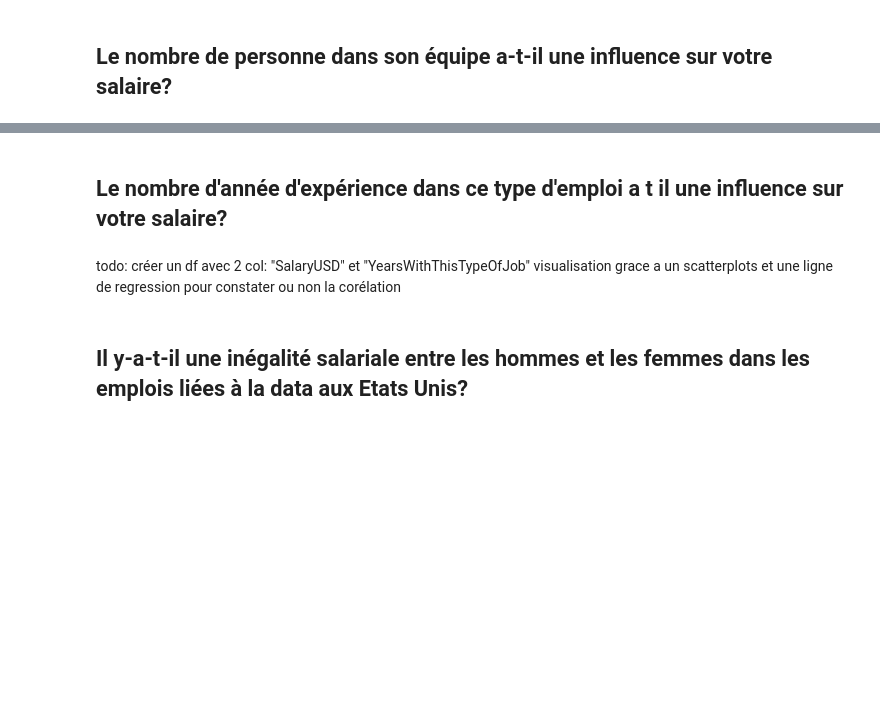
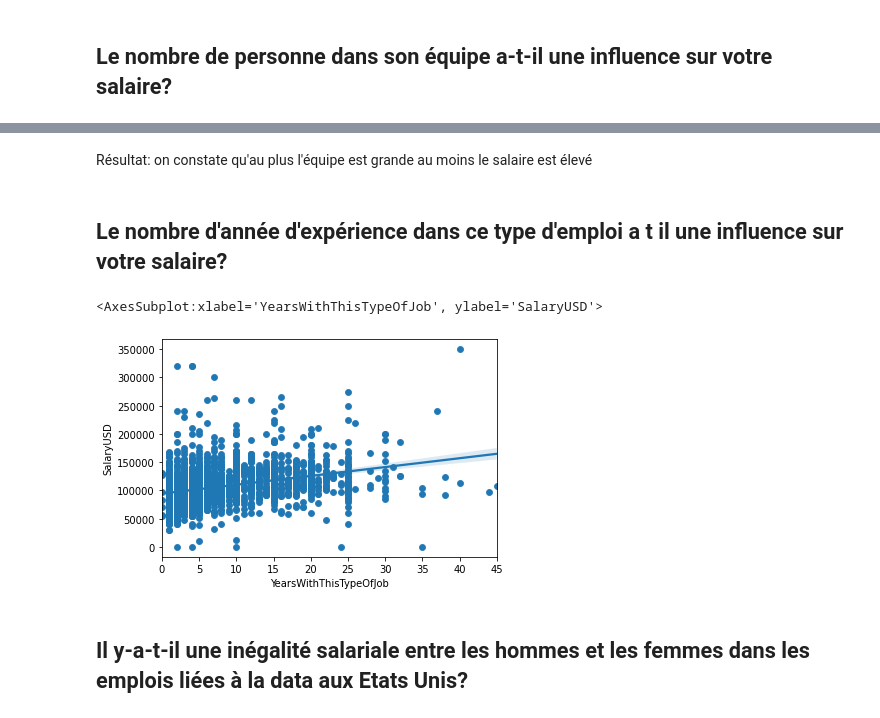
Before and after one commit to MarieDeSmedt/american-dream, a Jupyter notebook: notebook/data_visualization.ipynb, the cells around one changed output, grey strips where cells are left out. Drawn from its saved outputs; the diff is of its cells as text; code cells hidden in the pictures; blank space fills up the shorter version.

```diff
--- a/notebook/data_visualization.ipynb
+++ b/notebook/data_visualization.ipynb
@@ -120,5 +119,12 @@ sns.stripplot(x="OtherPeopleOnYourTeam", y="SalaryUSD", data=df)
+# %% [markdown]
+Résultat: on constate qu'au plus l'équipe est grande au moins le salaire est élevé
 # %% [markdown]
 ##  Le nombre d'année d'expérience dans ce type d'emploi a t il une influence sur votre salaire?
-# %% [markdown]
-todo: créer un df avec 2 col: "SalaryUSD" et "YearsWithThisTypeOfJob"
-visualisation grace a un scatterplots et une ligne de regression pour constater ou non la corélation
+# %%
+sns.scatterplot(x=df_clean['YearsWithThisTypeOfJob'], y=df_clean['SalaryUSD'])
+
+#j'ajoute une ligne de regression pour mieu observer la corélation
+sns.regplot(x=df_clean['YearsWithThisTypeOfJob'], y=df_clean['SalaryUSD'])
+# %% [output]
+<AxesSubplot:xlabel='YearsWithThisTypeOfJob', ylabel='SalaryUSD'>
+[figure, added]
```
Also changed, not shown: parts of 7 cells of this notebook.
